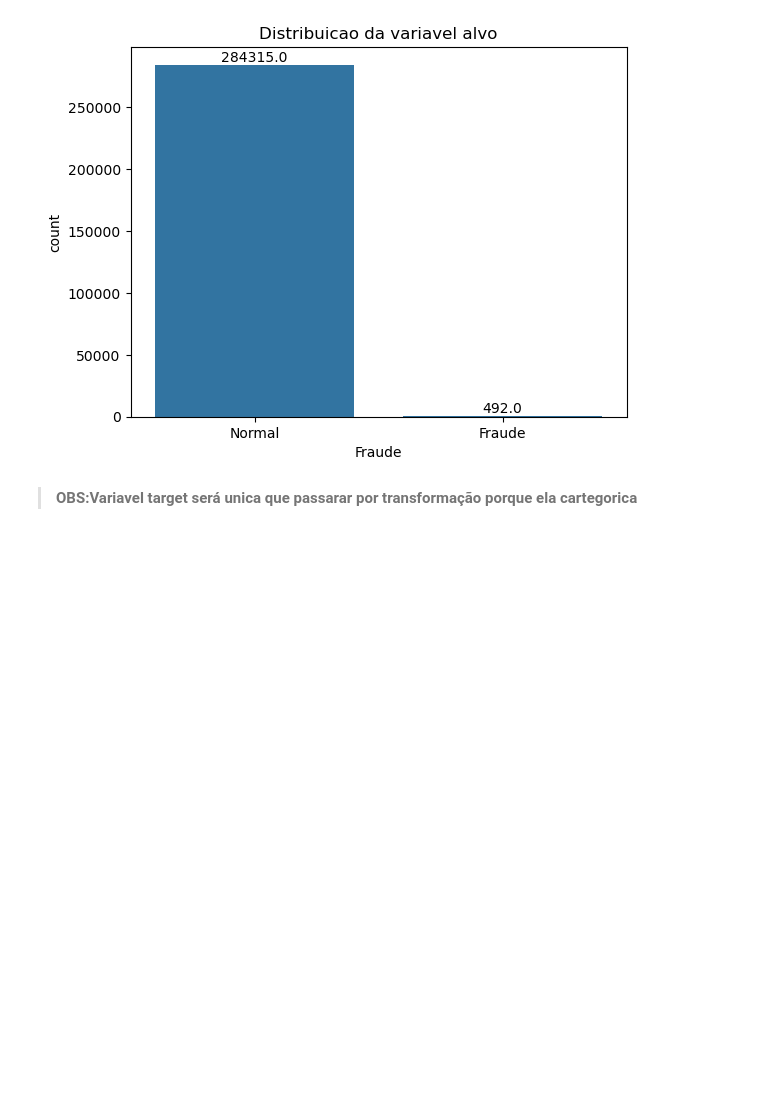
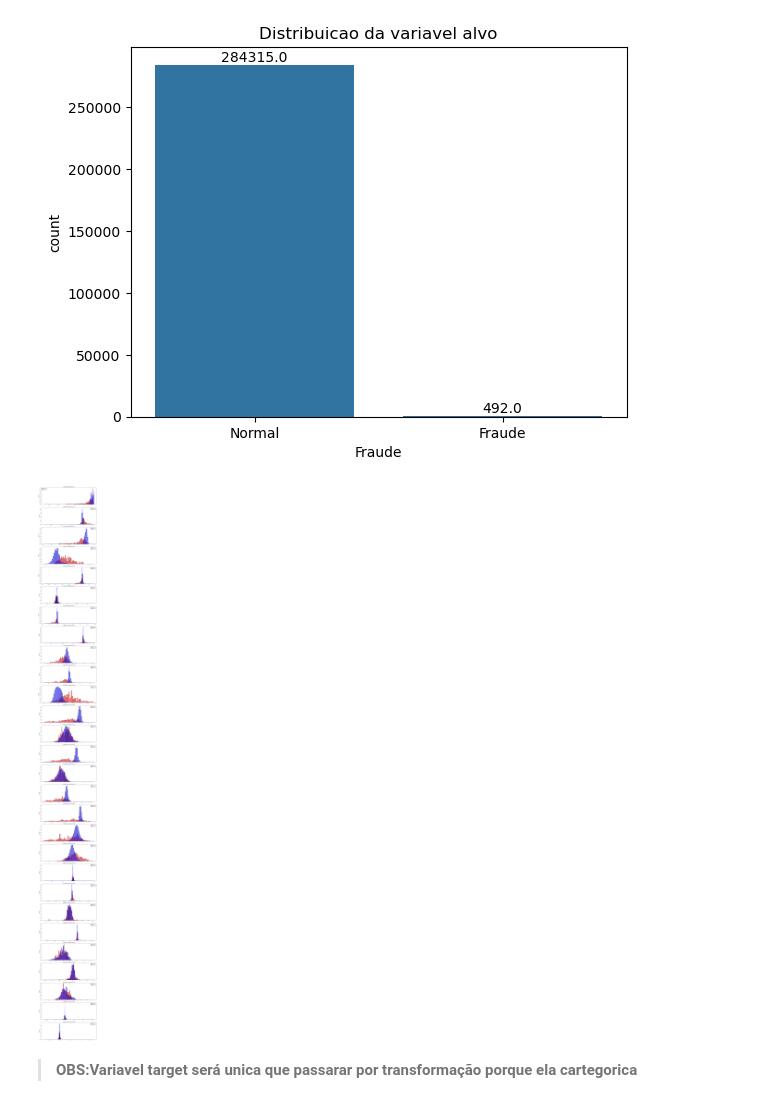
Before and after one commit to emersonsantosgithub/credit-card-fraud-detection-new, a Jupyter notebook: Projeto.ipynb, the cells around one changed output. Drawn from its saved outputs; the diff is of its cells as text; code cells hidden in the pictures; blank space fills up the shorter version.

```diff
--- a/Projeto.ipynb
+++ b/Projeto.ipynb
@@ -97,6 +97,45 @@ plt.show()
 plt.show()
 # %% [output]
 [figure]
+# %%
+PCA_features = df.iloc[:,1:29].columns
+# %%
+plt.figure(figsize=(12, 28 * 4))  # Cria figura grande para 28 gráficos verticais
+gs = gridspec.GridSpec(28, 1)     # Define uma grade de 28 linhas e 1 coluna
+
+for i, cn in enumerate(df[PCA_features]):
+    ax = plt.subplot(gs[i])  # Subplot na linha i da grade
+
+    # Histograma para classe 1
+    sns.histplot(
+        df[cn][df.Class == 1],
+        bins=50,
+        kde=True,
+        stat='density',
+        color='red',
+        label='Classe 1',
+        ax=ax
+    )
+
+    # Histograma para classe 0
+    sns.histplot(
+        df[cn][df.Class == 0],
+        bins=50,
+        kde=True,
+        stat='density',
+        color='blue',
+        label='Classe 0',
+        ax=ax
+    )
+
+    ax.set_xlabel('')
+    ax.set_title('Histograma de Recurso: ' + str(cn))
+    ax.legend()  # Mostra legenda das classes
+
+plt.tight_layout()
+plt.show()
+# %% [output]
+[figure, added]
 # %%
 # Separando as variáveis independentes X(features) e Y dependente (target)
 # x contém as variáveis explicativas (features)
```
Also changed, not shown: parts of 5 cells of this notebook.
